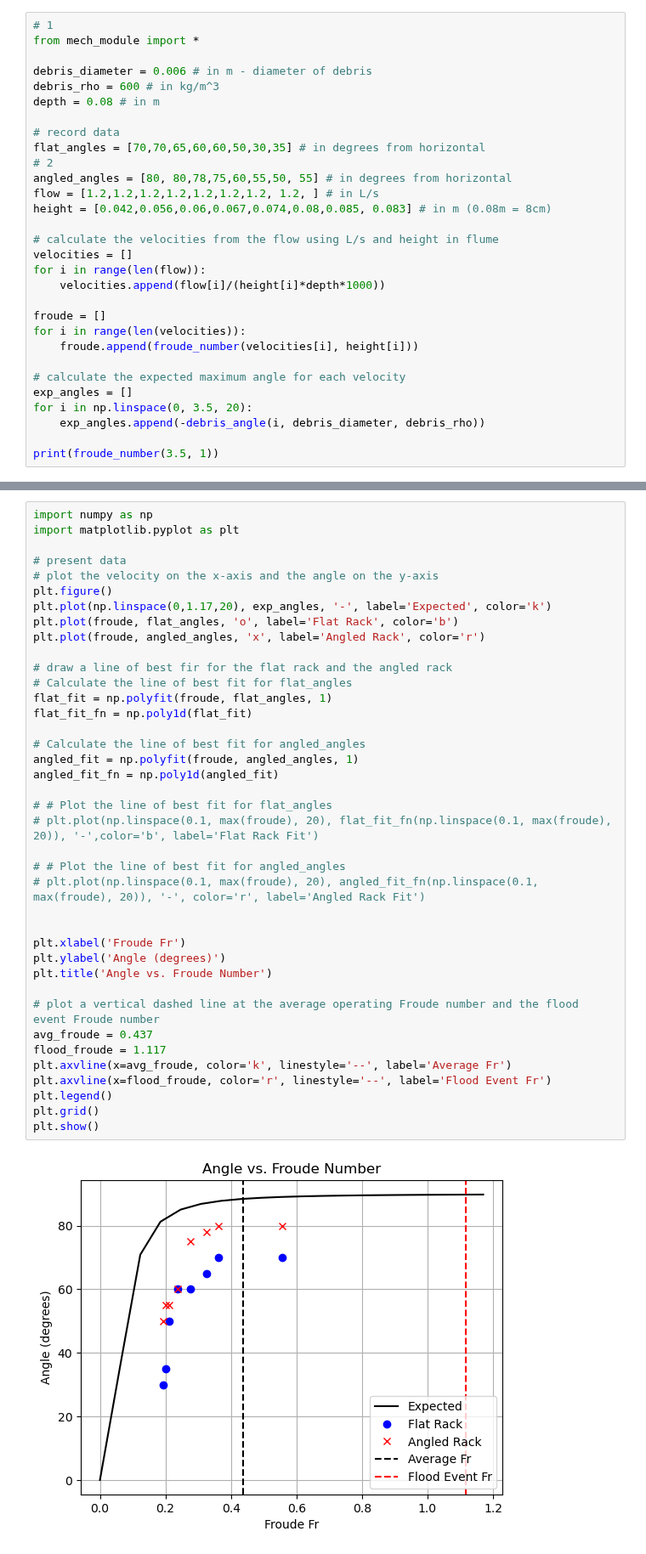
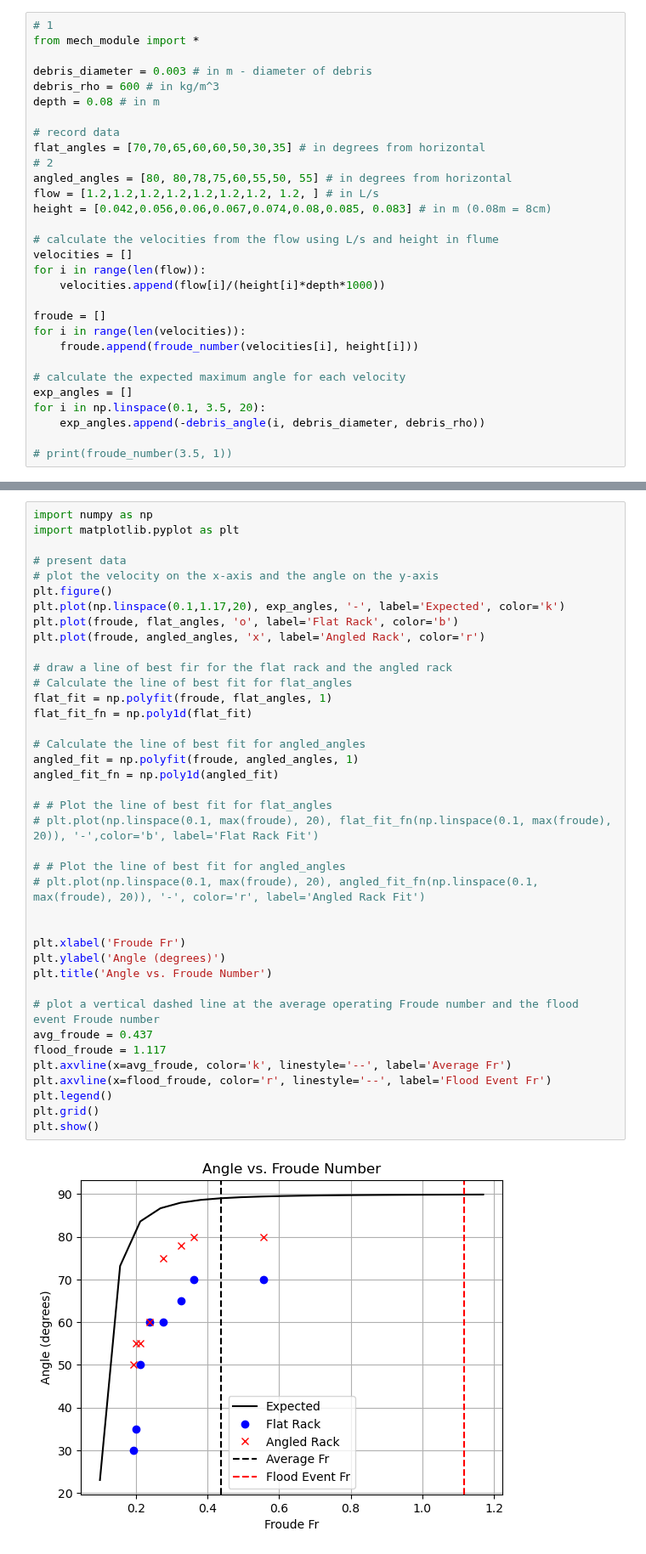
Before and after one commit to pilipb/DP5-code, a Jupyter notebook: flume.ipynb, the cells around one changed output, grey strips where cells are left out. Shown at 85% size. Saved outputs shown, nothing was run; the diff lists cells and outputs as text.

```diff
--- a/flume.ipynb
+++ b/flume.ipynb
@@ -13,7 +13,7 @@ Including a horizontal angle to the debris rack, increases the maximum vertical
 # 1
 from mech_module import *
 
-debris_diameter = 0.006 # in m - diameter of debris
+debris_diameter = 0.003 # in m - diameter of debris
 debris_rho = 600 # in kg/m^3
 depth = 0.08 # in m
 
@@ -35,7 +35,7 @@ for i in range(len(velocities)):
 
 # calculate the expected maximum angle for each velocity
 exp_angles = []
-for i in np.linspace(0, 3.5, 20):
+for i in np.linspace(0.1, 3.5, 20):
     exp_angles.append(-debris_angle(i, debris_diameter, debris_rho))
 
-print(froude_number(3.5, 1))
+# print(froude_number(3.5, 1))
@@ -48,37 +46,37 @@ import matplotlib.pyplot as plt
 # present data
 # plot the velocity on the x-axis and the angle on the y-axis
 plt.figure()
-plt.plot(np.linspace(0,1.17,20), exp_angles, '-', label='Expected', color='k')
+plt.plot(np.linspace(0.1,1.17,20), exp_angles, '-', label='Expected', color='k')
 plt.plot(froude, flat_angles, 'o', label='Flat Rack', color='b')
 plt.plot(froude, angled_angles, 'x', label='Angled Rack', color='r')
 
 # draw a line of best fir for the flat rack and the angled rack
 # Calculate the line of best fit for flat_angles
 flat_fit = np.polyfit(froude, flat_angles, 1)
 flat_fit_fn = np.poly1d(flat_fit)
 
 # Calculate the line of best fit for angled_angles
 angled_fit = np.polyfit(froude, angled_angles, 1)
 angled_fit_fn = np.poly1d(angled_fit)
 
 # # Plot the line of best fit for flat_angles
 # plt.plot(np.linspace(0.1, max(froude), 20), flat_fit_fn(np.linspace(0.1, max(froude), 20)), '-',color='b', label='Flat Rack Fit')
 
 # # Plot the line of best fit for angled_angles
 # plt.plot(np.linspace(0.1, max(froude), 20), angled_fit_fn(np.linspace(0.1, max(froude), 20)), '-', color='r', label='Angled Rack Fit')
 
 
 plt.xlabel('Froude Fr')
 plt.ylabel('Angle (degrees)')
 plt.title('Angle vs. Froude Number')
 
 # plot a vertical dashed line at the average operating Froude number and the flood event Froude number
 avg_froude = 0.437
 flood_froude = 1.117
 plt.axvline(x=avg_froude, color='k', linestyle='--', label='Average Fr')
 plt.axvline(x=flood_froude, color='r', linestyle='--', label='Flood Event Fr')
 plt.legend()
 plt.grid()
 plt.show()
 # %% [output]
-[figure, old version]
+[figure, new version]
```
Also changed, not shown: parts of 1 cell of this notebook.
